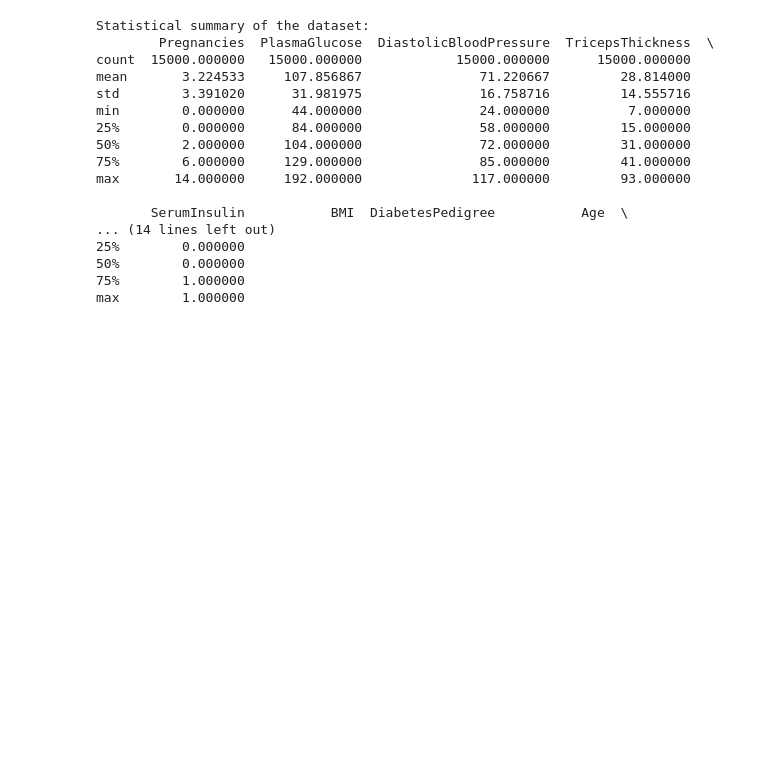
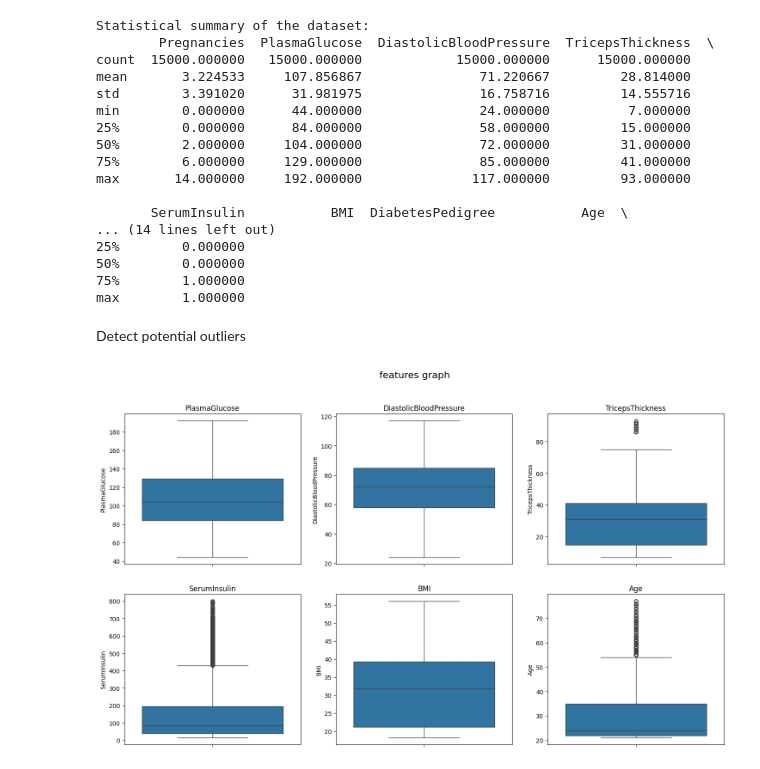
Before and after one commit to Lucky12348/diabetes_prediction, a Jupyter notebook: noteBook/analyze_diabetes.ipynb, the cells around one changed output. Cells and saved outputs as stored; diff of their text form; code cells hidden in the pictures; blank space fills up the shorter version.

```diff
--- a/noteBook/analyze_diabetes.ipynb
+++ b/noteBook/analyze_diabetes.ipynb
@@ -108,3 +109,19 @@ max       14.000000     192.000000              117.000000         93.000000
 50%        0.000000
 75%        1.000000
 max        1.000000
+# %% [markdown]
+Detect potential outliers
+# %%
+num_features = ["PlasmaGlucose", "DiastolicBloodPressure","TricepsThickness", "SerumInsulin","BMI","Age"]
+
+fig, axes = plt.subplots(nrows=2, ncols=3, figsize=(18, 10))
+fig.suptitle("features graph", fontsize=16)
+
+for i, feature in enumerate(num_features):
+    row, col = divmod(i, 3)
+    sns.boxplot(y=df[feature], ax=axes[row, col])
+    axes[row, col].set_title(feature)
+
+plt.show()
+# %% [output]
+[figure, added]
```
Also changed, not shown: parts of 15 cells of this notebook, 1 other file.
